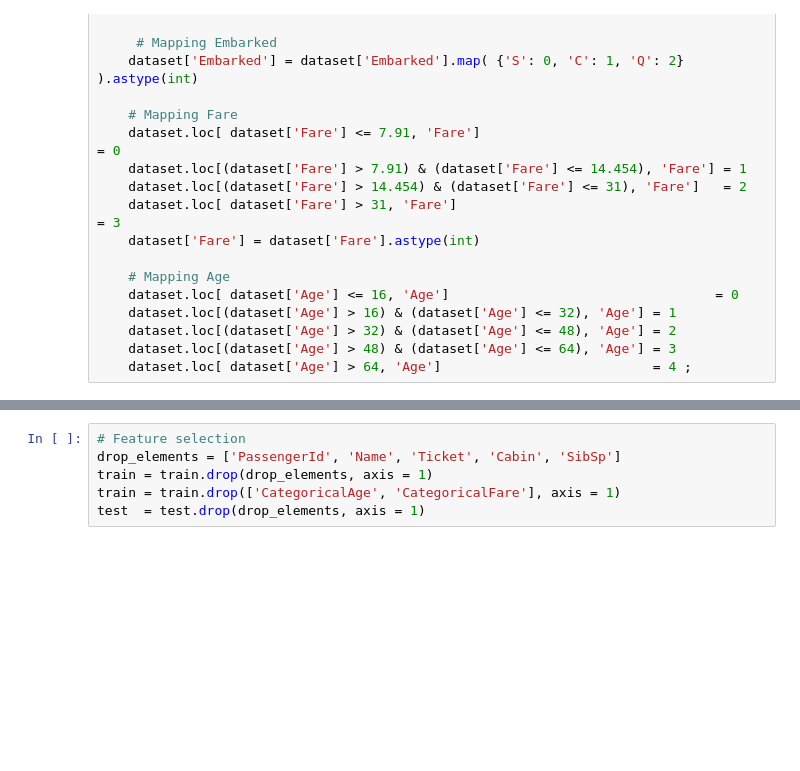
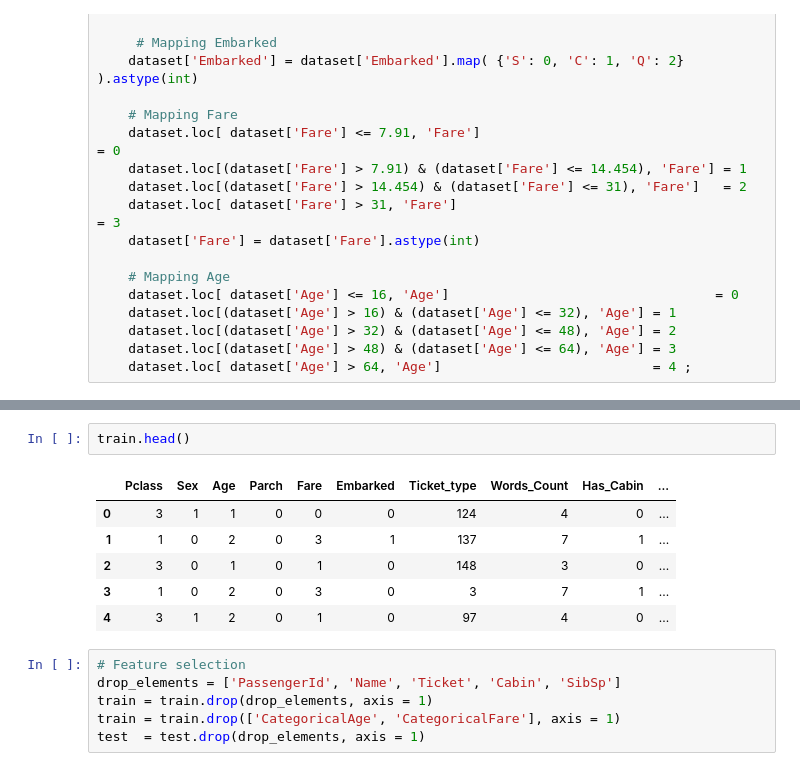
Before and after one commit to LEE-SANG-HYUK/Titanic, a Jupyter notebook: titanic_2.ipynb, the cells around one changed output, grey strips where cells are left out. Saved outputs shown, nothing was run; the diff lists cells and outputs as text; blank space fills up the shorter version.

```diff
--- a/titanic_2.ipynb
+++ b/titanic_2.ipynb
@@ -296,6 +296,15 @@ full_data[0]
 | 889 | 890 | 1 | 1 | Behr, Mr. Karl Howell | 1 | 1 | 0 | 0 | 111369 | 2 | ... |
 | 890 | 891 | 0 | 3 | Dooley, Mr. Patrick | 1 | 1 | 0 | 0 | 370376 | 0 | ... |
 891 rows × 20 columns
+# %%
+train.head()
+# %% [output]
+|  | Pclass | Sex | Age | Parch | Fare | Embarked | Ticket_type | Words_Count | Has_Cabin | ... |
+| 0 | 3 | 1 | 1 | 0 | 0 | 0 | 124 | 4 | 0 | ... |
+| 1 | 1 | 0 | 2 | 0 | 3 | 1 | 137 | 7 | 1 | ... |
+| 2 | 3 | 0 | 1 | 0 | 1 | 0 | 148 | 3 | 0 | ... |
+| 3 | 1 | 0 | 2 | 0 | 3 | 0 | 3 | 7 | 1 | ... |
+| 4 | 3 | 1 | 2 | 0 | 1 | 0 | 97 | 4 | 0 | ... |
 # %%
 # Feature selection
 drop_elements = ['PassengerId', 'Name', 'Ticket', 'Cabin', 'SibSp']
```
Also changed, not shown: parts of 9 cells of this notebook.
